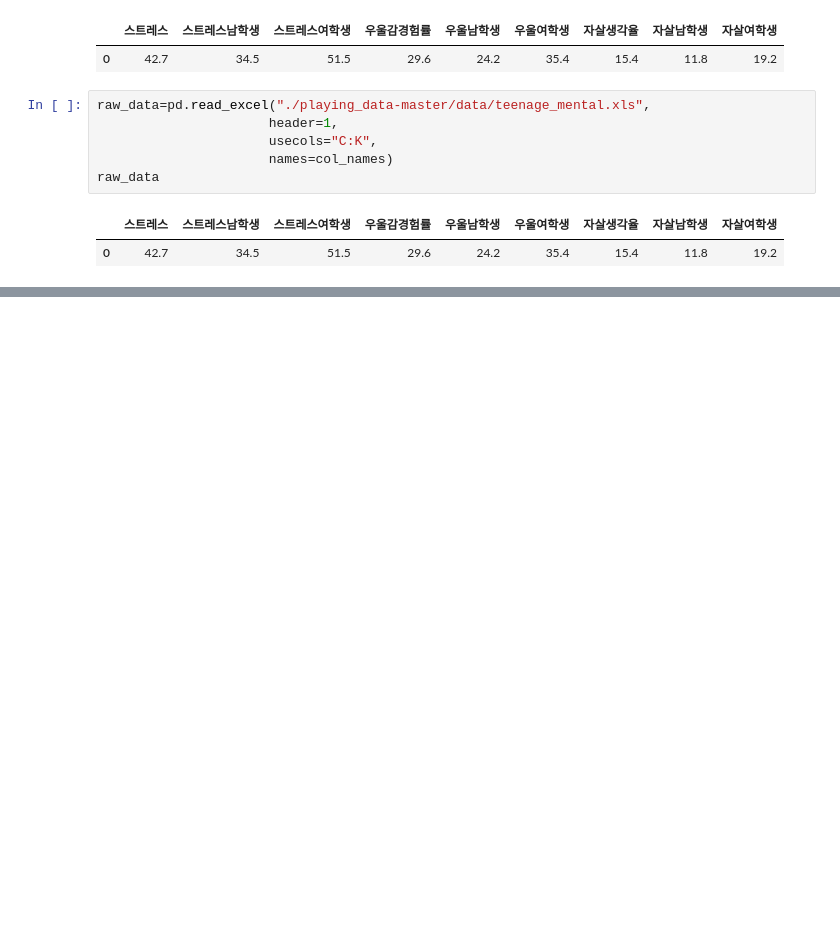
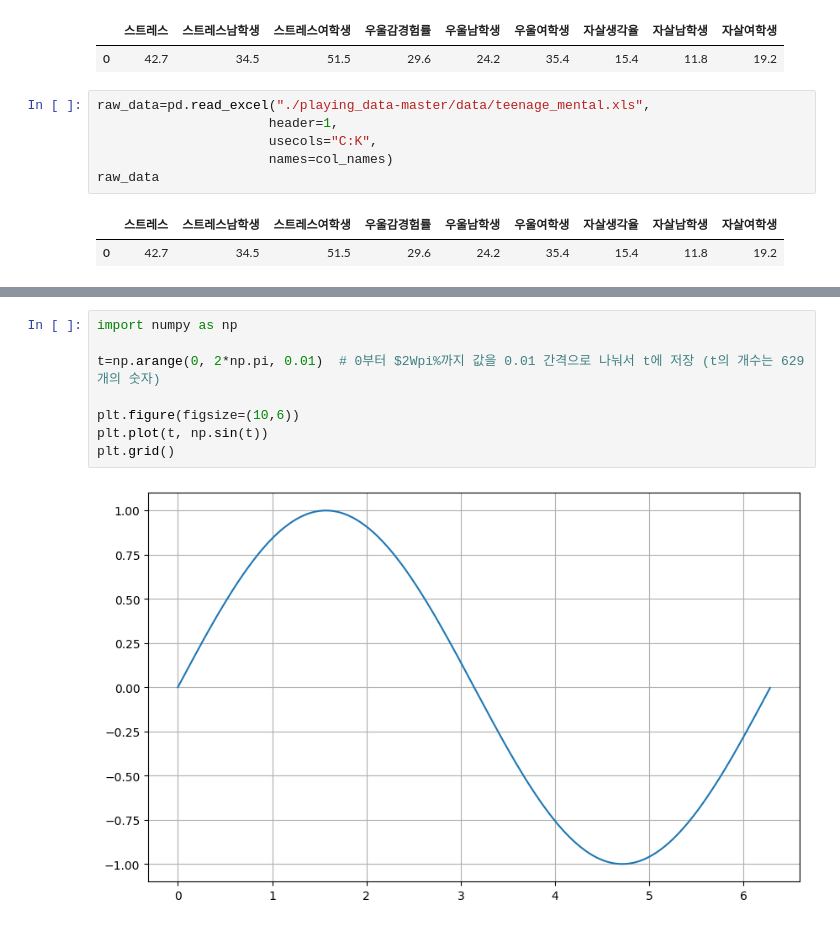
Before and after one commit to kusool72/python, a Jupyter notebook: 누구나 PYTHON 너도 데이터 가지고 놀 수 있어.ipynb, the cells around one changed output, grey strips where cells are left out. Cells and saved outputs as stored; diff of their text form; blank space fills up the shorter version.

```diff
--- a/누구나 PYTHON 너도 데이터 가지고 놀 수 있어.ipynb
+++ b/누구나 PYTHON 너도 데이터 가지고 놀 수 있어.ipynb
@@ -298,0 +376,10 @@ raw_data
+# %%
+import numpy as np
+
+t=np.arange(0, 2*np.pi, 0.01)  # 0부터 $2Wpi%까지 값을 0.01 간격으로 나눠서 t에 저장 (t의 개수는 629개의 숫자)
+
+plt.figure(figsize=(10,6))
+plt.plot(t, np.sin(t))
+plt.grid()
+# %% [output]
+[figure, added]
```
Also changed, not shown: parts of 284 cells of this notebook.
